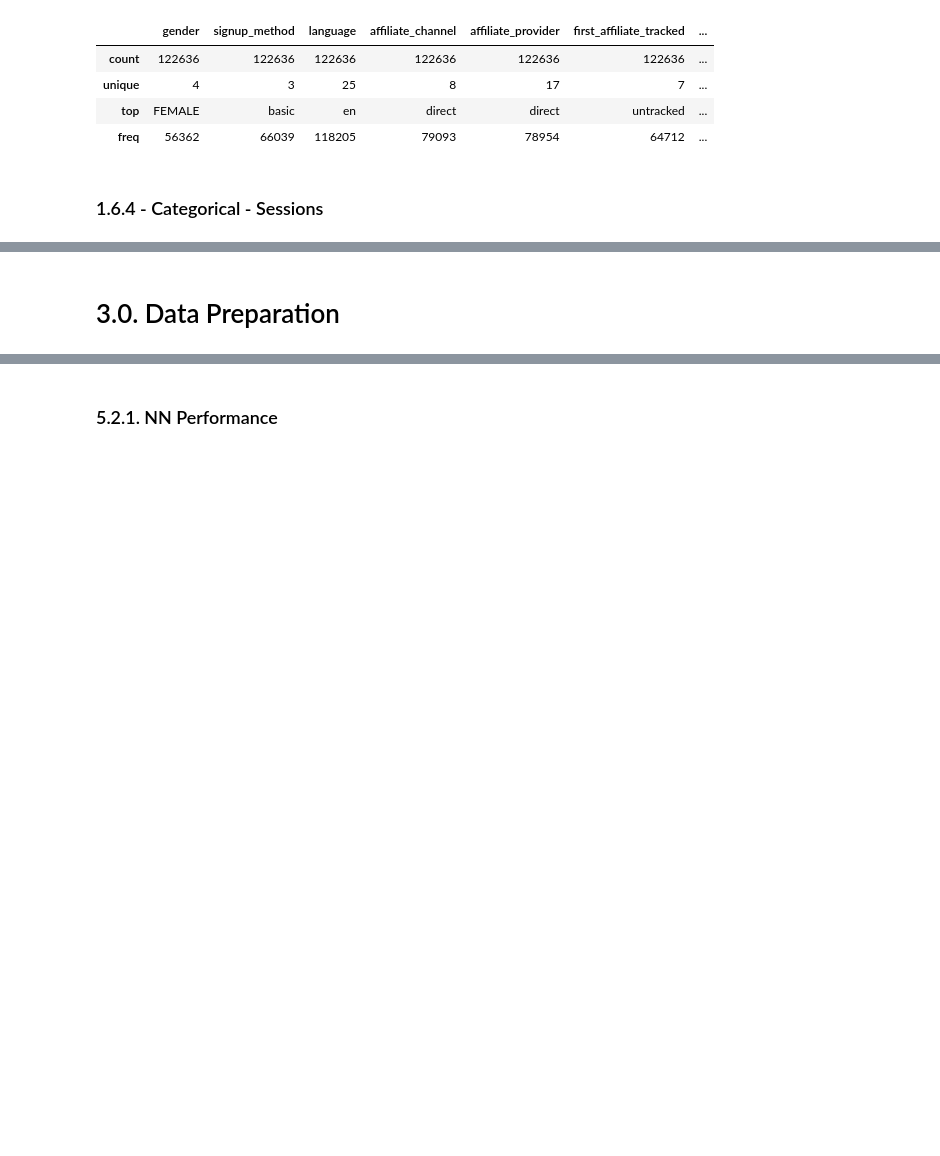
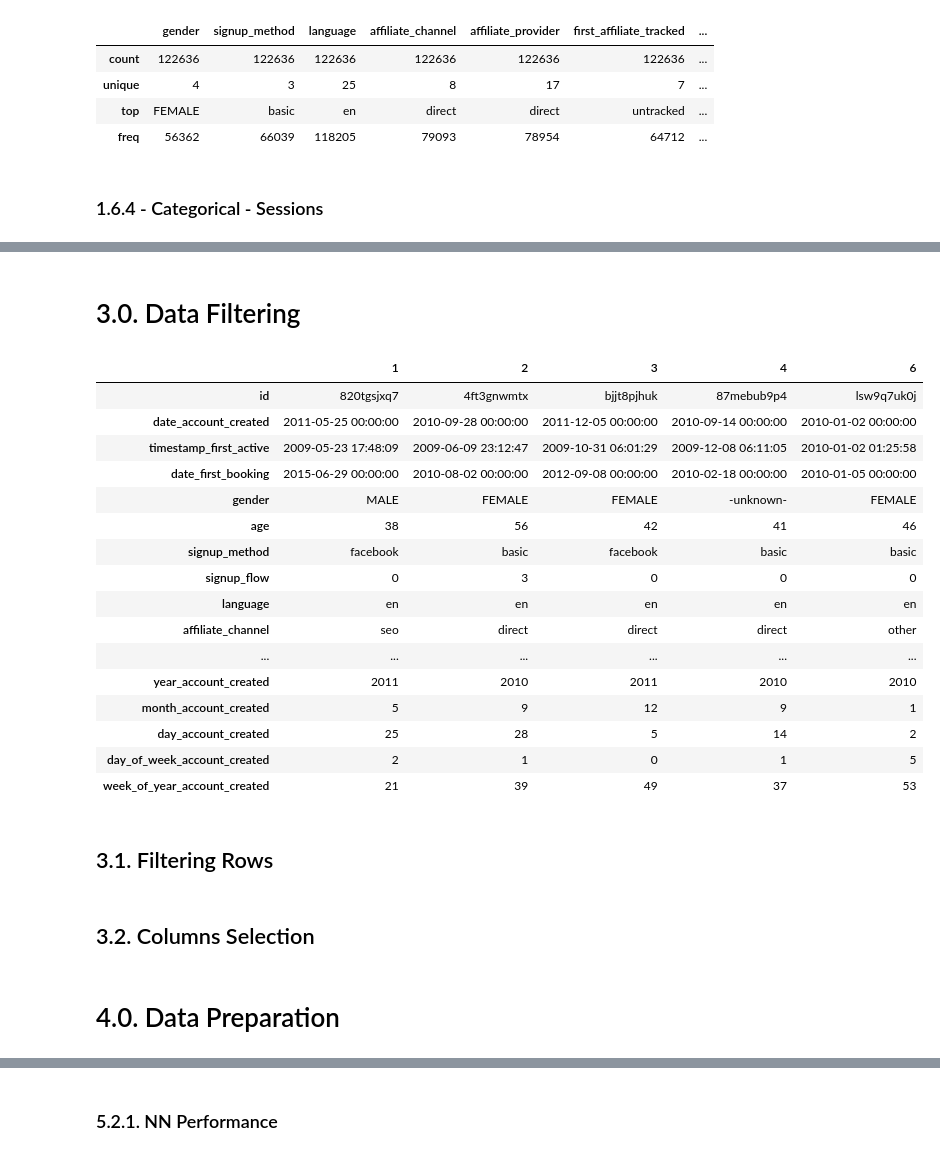
Before and after one commit to HenriqueCR1291/airbnb_prediction, a Jupyter notebook: m04_airbnb.ipynb, the cells around one changed output, grey strips where cells are left out. Saved outputs shown, nothing was run; the diff lists cells and outputs as text; code cells hidden in the pictures; blank space fills up the shorter version.

```diff
--- a/m04_airbnb.ipynb
+++ b/m04_airbnb.ipynb
@@ -321,4 +438,26 @@ df2 = df1.copy()
 # %% [markdown]
-# 3.0. Data Preparation
+# 3.0. Data Filtering
 # %%
 df3 = df2.copy()
+# %%
+df2.head().T
+# %% [output]
+|  | 1 | 2 | 3 | 4 | 6 |
+| id | 820tgsjxq7 | 4ft3gnwmtx | bjjt8pjhuk | 87mebub9p4 | lsw9q7uk0j |
+| date_account_created | 2011-05-25 00:00:00 | 2010-09-28 00:00:00 | 2011-12-05 00:00:00 | 2010-09-14 00:00:00 | 2010-01-02 00:00:00 |
+| timestamp_first_active | 2009-05-23 17:48:09 | 2009-06-09 23:12:47 | 2009-10-31 06:01:29 | 2009-12-08 06:11:05 | 2010-01-02 01:25:58 |
+| date_first_booking | 2015-06-29 00:00:00 | 2010-08-02 00:00:00 | 2012-09-08 00:00:00 | 2010-02-18 00:00:00 | 2010-01-05 00:00:00 |
+| gender | MALE | FEMALE | FEMALE | -unknown- | FEMALE |
+| age | 38 | 56 | 42 | 41 | 46 |
+| signup_method | facebook | basic | facebook | basic | basic |
+| signup_flow | 0 | 3 | 0 | 0 | 0 |
+| language | en | en | en | en | en |
+| affiliate_channel | seo | direct | direct | direct | other |
+| ... | ... | ... | ... | ... | ... |
+| year_account_created | 2011 | 2010 | 2011 | 2010 | 2010 |
+| month_account_created | 5 | 9 | 12 | 9 | 1 |
+| day_account_created | 25 | 28 | 5 | 14 | 2 |
+| day_of_week_account_created | 2 | 1 | 0 | 1 | 5 |
+| week_of_year_account_created | 21 | 39 | 49 | 37 | 53 |
+# %% [markdown]
+## 3.1. Filtering Rows
@@ -324,0 +468,4 @@ df3 = df2.copy()
+# %% [markdown]
+## 3.2. Columns Selection
+# %% [markdown]
+# 4.0. Data Preparation
```
Also changed, not shown: parts of 29 cells of this notebook.
